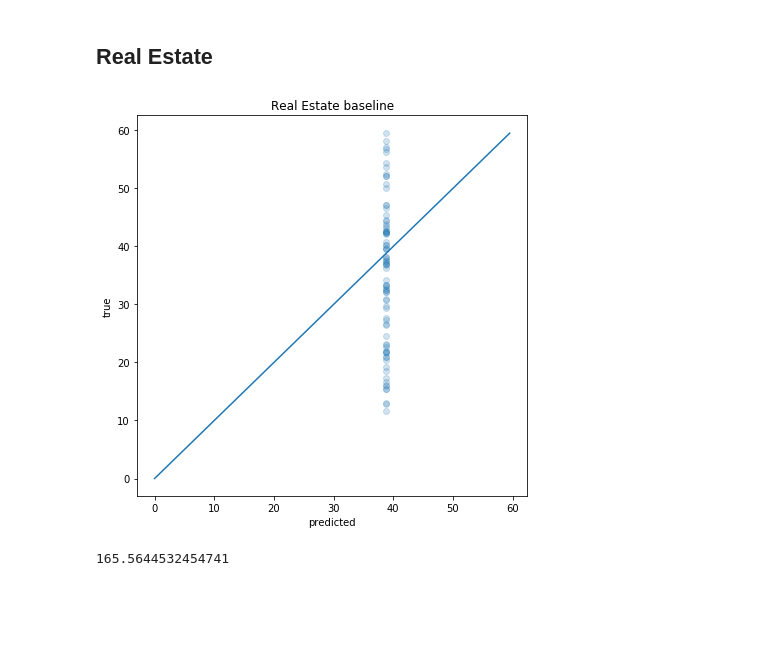
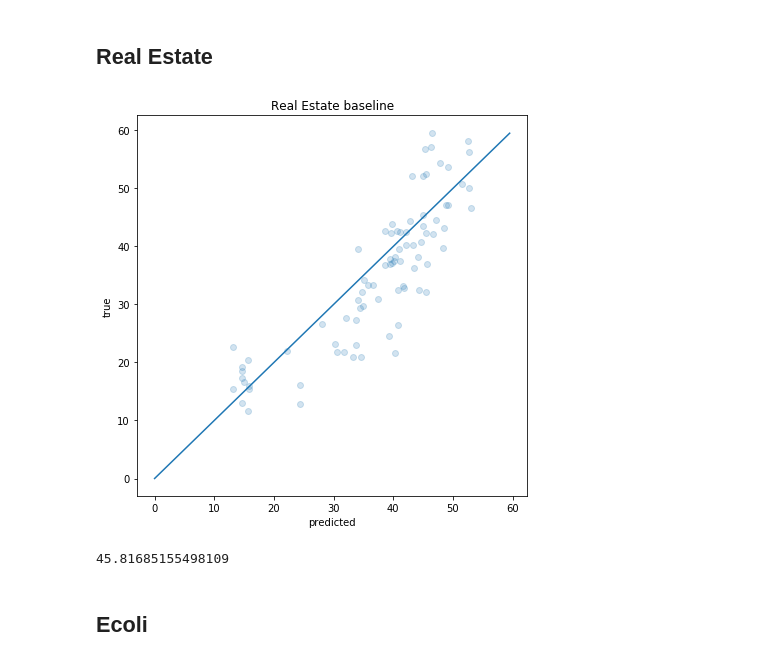
Before and after one commit to SimonMcDonnell/Dissertation, a Jupyter notebook: baseline_models.ipynb, the cells around one changed output. Drawn from its saved outputs; the diff is of its cells as text; code cells hidden in the pictures; blank space fills up the shorter version.

```diff
--- a/baseline_models.ipynb
+++ b/baseline_models.ipynb
@@ -112,13 +135,15 @@ accuracy_score(pred.argmax(axis=1), y_test.argmax(axis=1))
 # %%
 X_train, X_val, X_test, y_train, y_val, y_test = prepare_real_estate()
 # %%
-reg = DummyRegressor()
+reg = LinearRegression()
 reg.fit(X_train, y_train)
 pred = reg.predict(X_test)
 plot_predictions(pred, y_test, 'Real Estate baseline', 'graphs/real_estate/test/real_estate_baseline.pdf')
 # %% [output]
-[figure, old version]
+[figure, new version]
 # %%
 msse(pred, y_test)
 # %% [output]
-165.5644532454741
+45.81685155498109
+# %% [markdown]
+## Ecoli
```
Also changed, not shown: parts of 12 cells of this notebook, 7 other files.
